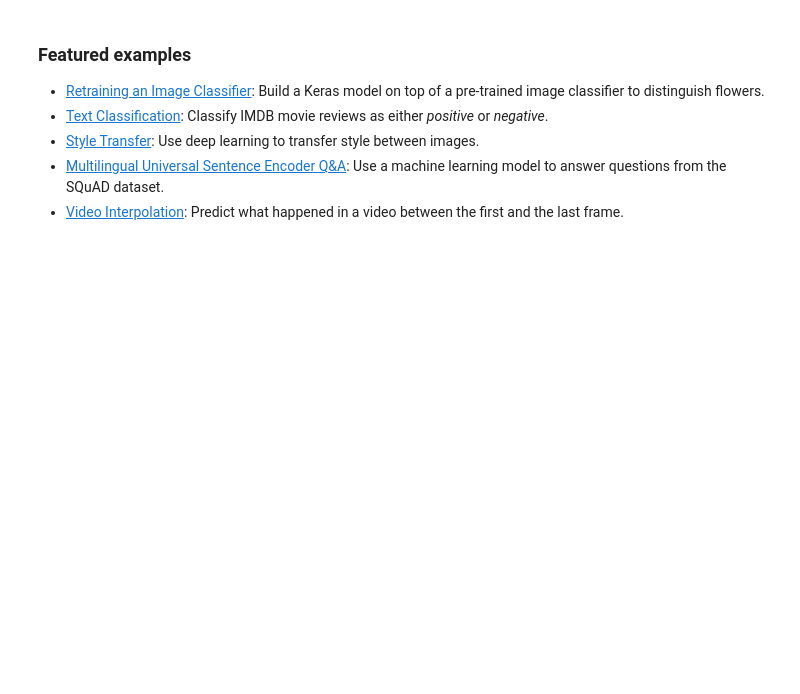
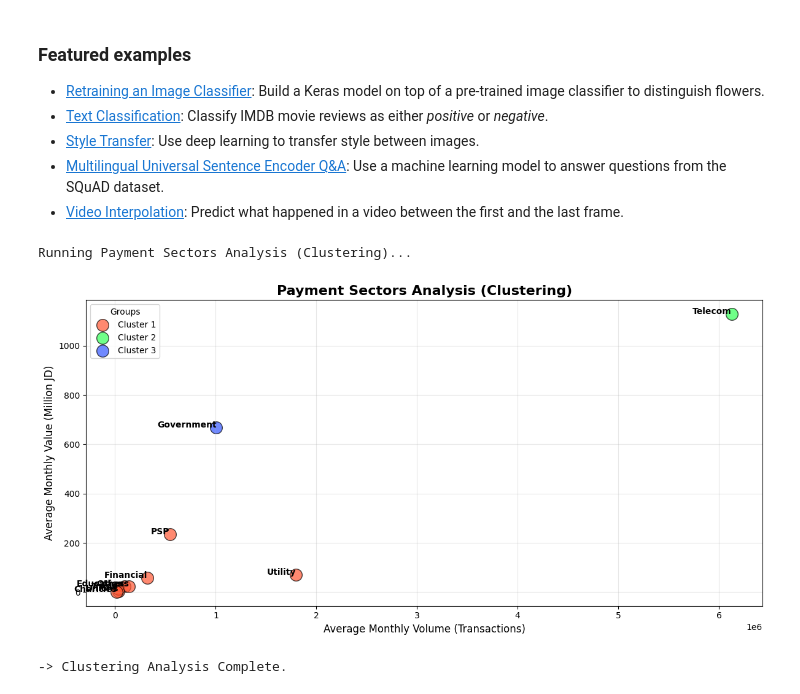
Before and after one commit to sarahayman22/Project-, a Jupyter notebook: Copy_of_Welcome_To_Colab.ipynb, the cells around one changed output. Saved outputs shown, nothing was run; the diff lists cells and outputs as text; code cells hidden in the pictures; blank space fills up the shorter version.

Commit message:
Created using Colab (CLUSTERING)

```diff
--- a/Copy_of_Welcome_To_Colab.ipynb
+++ b/Copy_of_Welcome_To_Colab.ipynb
@@ -436,3 +209,68 @@ These are a few of the notebooks related to Machine Learning, including Google's
 - [Style Transfer](https://tensorflow.org/hub/tutorials/tf2_arbitrary_image_stylization): Use deep learning to transfer style between images.
 - [Multilingual Universal Sentence Encoder Q&A](https://tensorflow.org/hub/tutorials/retrieval_with_tf_hub_universal_encoder_qa): Use a machine learning model to answer questions from the SQuAD dataset.
 - [Video Interpolation](https://tensorflow.org/hub/tutorials/tweening_conv3d): Predict what happened in a video between the first and the last frame.
+# %%
+import pandas as pd
+import numpy as np
+import matplotlib.pyplot as plt
+from sklearn.cluster import KMeans
+from sklearn.preprocessing import StandardScaler
+
+# =============================================================================
+# PAYMENT SECTORS ANALYSIS (CLUSTERING)
+# =============================================================================
+print("Running Payment Sectors Analysis (Clustering)...")
+
+# 1. Data Preparation (Sectors Volume vs Value)
+# هذه البيانات مأخوذة من معدلات جدول 52
+sectors_data = {
+    'Telecom': [6127555, 1129],
+    'Utility': [1796215, 70],
+    'Government': [1006601, 668],
+    'PSP': [544236, 234],
+    'Financial': [322674, 58],
+    'Education': [93637, 23],
+    'Unions': [32660, 2.7],
+    'Trade': [34354, 13],
+    'Others': [139354, 23],
+    'Charities': [18376, 0.9]
+}
+
+# تحويل البيانات إلى DataFrame
+df = pd.DataFrame.from_dict(sectors_data, orient='index', columns=['Volume', 'Value'])
+df['Sector'] = df.index
+
+# 2. Normalization (Required for K-Means to work correctly)
+scaler = StandardScaler()
+X_cluster = scaler.fit_transform(df[['Volume', 'Value']])
+
+# 3. Apply K-Means Clustering (Dividing into 3 groups)
+kmeans = KMeans(n_clusters=3, random_state=42)
+df['Cluster'] = kmeans.fit_predict(X_cluster)
+
+# 4. Plotting
+plt.figure(figsize=(12, 6))
+colors = ['#FF5733', '#33FF57', '#3357FF'] # Red, Green, Blue for the 3 clusters
+
+for i in range(3):
+    cluster_data = df[df['Cluster'] == i]
+    plt.scatter(cluster_data['Volume'], cluster_data['Value'],
+                s=200, c=colors[i], label=f'Cluster {i+1}', alpha=0.7, edgecolors='black')
+
+    # Add Labels to points in English
+    for idx, row in cluster_data.iterrows():
+        plt.text(row['Volume'], row['Value'], row['Sector'], fontsize=10, ha='right', weight='bold')
+
+plt.title('Payment Sectors Analysis (Clustering)', fontsize=16, fontweight='bold')
+plt.xlabel('Average Monthly Volume (Transactions)', fontsize=12)
+plt.ylabel('Average Monthly Value (Million JD)', fontsize=12)
+plt.legend(title="Groups", fontsize=10)
+plt.grid(True, alpha=0.3)
+plt.tight_layout()
+plt.show()
+
+print("-> Clustering Analysis Complete.")
+# %% [output]
+Running Payment Sectors Analysis (Clustering)...
+[figure, added]
+-> Clustering Analysis Complete.
```
Also changed, not shown: parts of 2 cells of this notebook.
